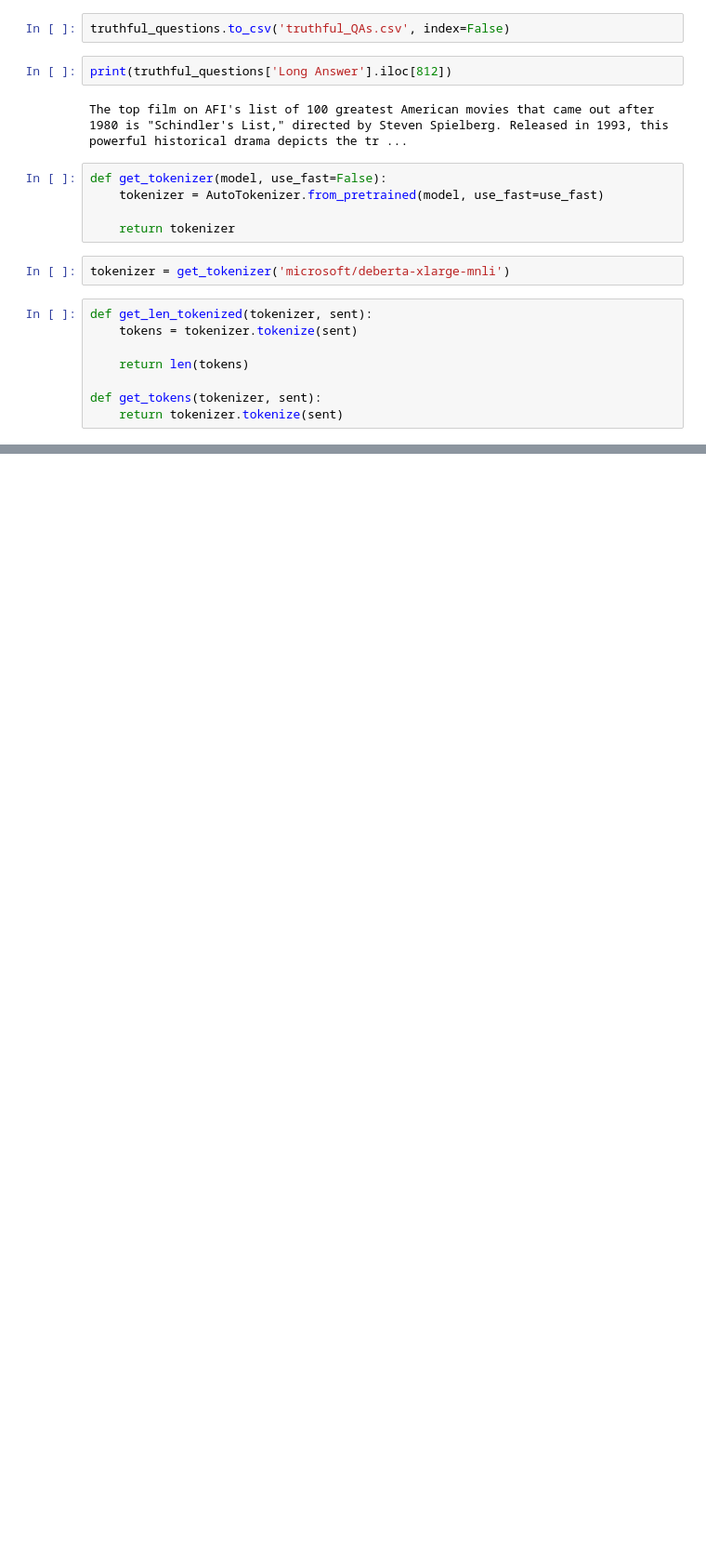
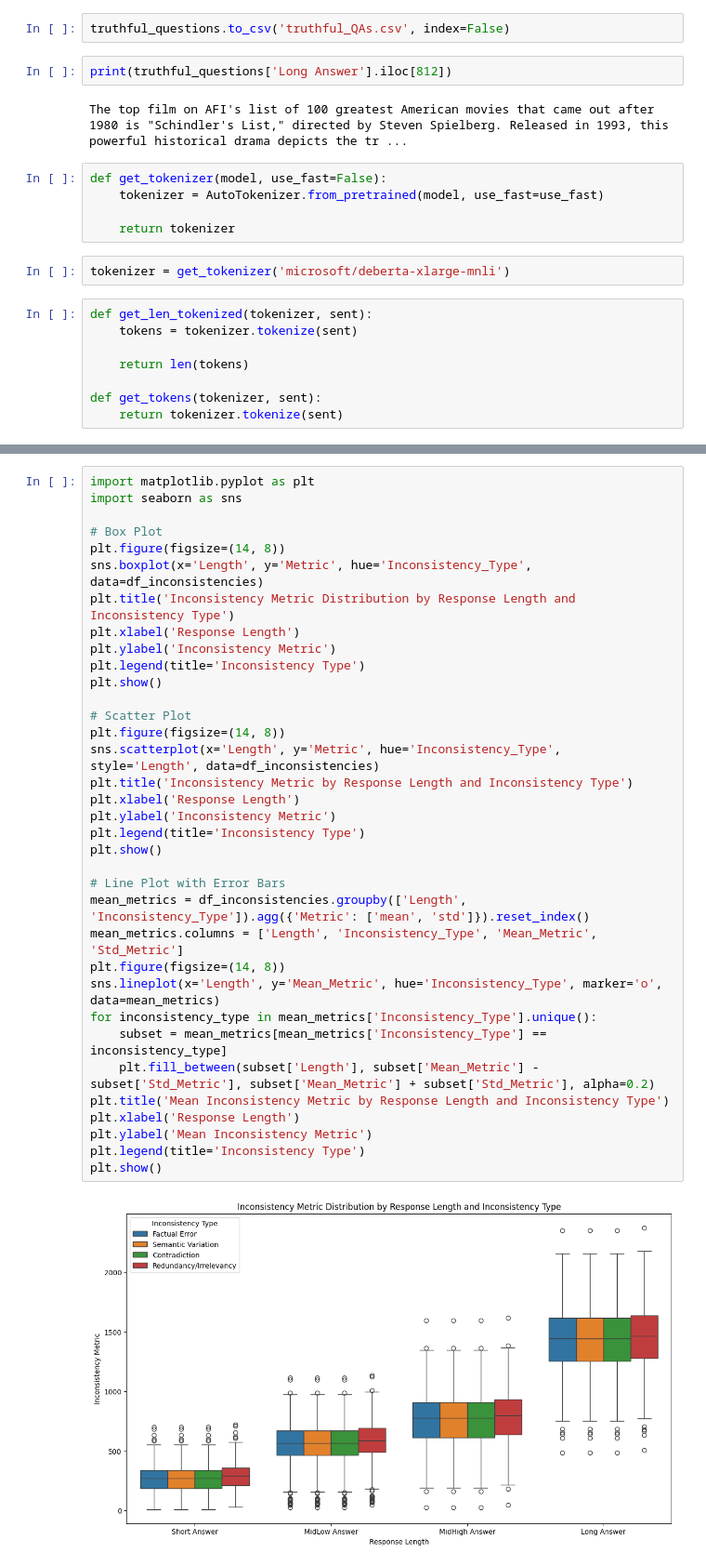
Before and after one commit to aashrivastava/LLMWargamingInconsistency, a Jupyter notebook: metrics/BERTAssessment/BERTScoreAssess.ipynb, the cells around one changed output, grey strips where cells are left out. Shown at 93% size. Cells and saved outputs as stored; diff of their text form; blank space fills up the shorter version.

```diff
--- a/metrics/BERTAssessment/BERTScoreAssess.ipynb
+++ b/metrics/BERTAssessment/BERTScoreAssess.ipynb
@@ -98,0 +231,37 @@ def get_tokens(tokenizer, sent):
+# %%
+import matplotlib.pyplot as plt
+import seaborn as sns
+
+# Box Plot
+plt.figure(figsize=(14, 8))
+sns.boxplot(x='Length', y='Metric', hue='Inconsistency_Type', data=df_inconsistencies)
+plt.title('Inconsistency Metric Distribution by Response Length and Inconsistency Type')
+plt.xlabel('Response Length')
+plt.ylabel('Inconsistency Metric')
+plt.legend(title='Inconsistency Type')
+plt.show()
+
+# Scatter Plot
+plt.figure(figsize=(14, 8))
+sns.scatterplot(x='Length', y='Metric', hue='Inconsistency_Type', style='Length', data=df_inconsistencies)
+plt.title('Inconsistency Metric by Response Length and Inconsistency Type')
+plt.xlabel('Response Length')
+plt.ylabel('Inconsistency Metric')
+plt.legend(title='Inconsistency Type')
+plt.show()
+
+# Line Plot with Error Bars
+mean_metrics = df_inconsistencies.groupby(['Length', 'Inconsistency_Type']).agg({'Metric': ['mean', 'std']}).reset_index()
+mean_metrics.columns = ['Length', 'Inconsistency_Type', 'Mean_Metric', 'Std_Metric']
+plt.figure(figsize=(14, 8))
+sns.lineplot(x='Length', y='Mean_Metric', hue='Inconsistency_Type', marker='o', data=mean_metrics)
+for inconsistency_type in mean_metrics['Inconsistency_Type'].unique():
+    subset = mean_metrics[mean_metrics['Inconsistency_Type'] == inconsistency_type]
+    plt.fill_between(subset['Length'], subset['Mean_Metric'] - subset['Std_Metric'], subset['Mean_Metric'] + subset['Std_Metric'], alpha=0.2)
+plt.title('Mean Inconsistency Metric by Response Length and Inconsistency Type')
+plt.xlabel('Response Length')
+plt.ylabel('Mean Inconsistency Metric')
+plt.legend(title='Inconsistency Type')
+plt.show()
+# %% [output]
+[figure, added]
```
Also changed, not shown: parts of 21 cells of this notebook, 12 other files.
